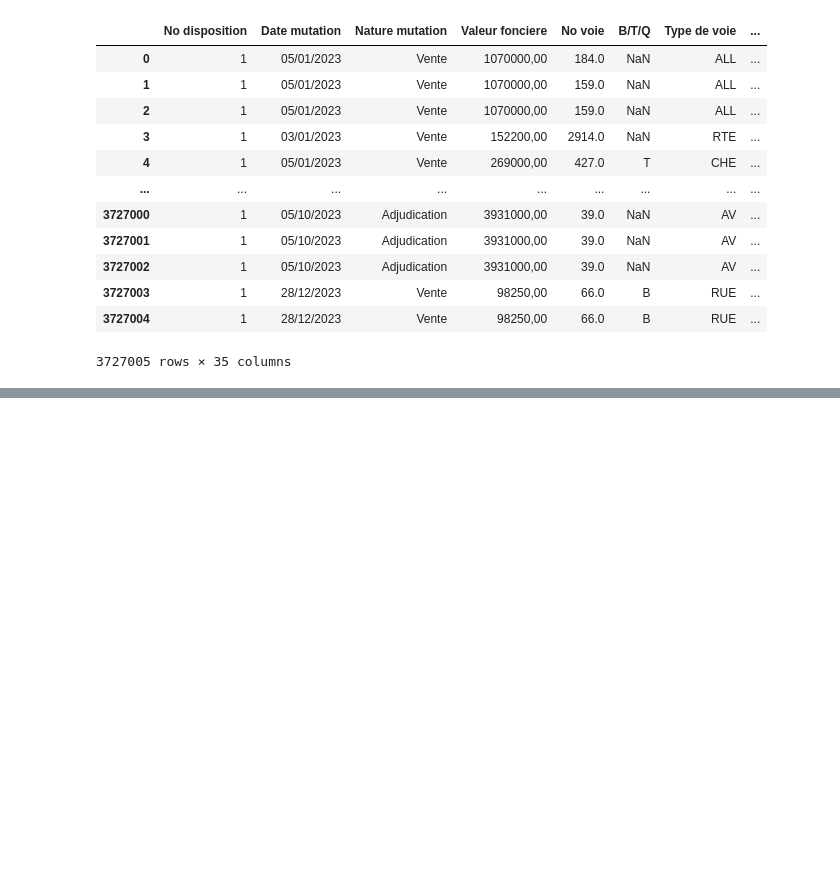
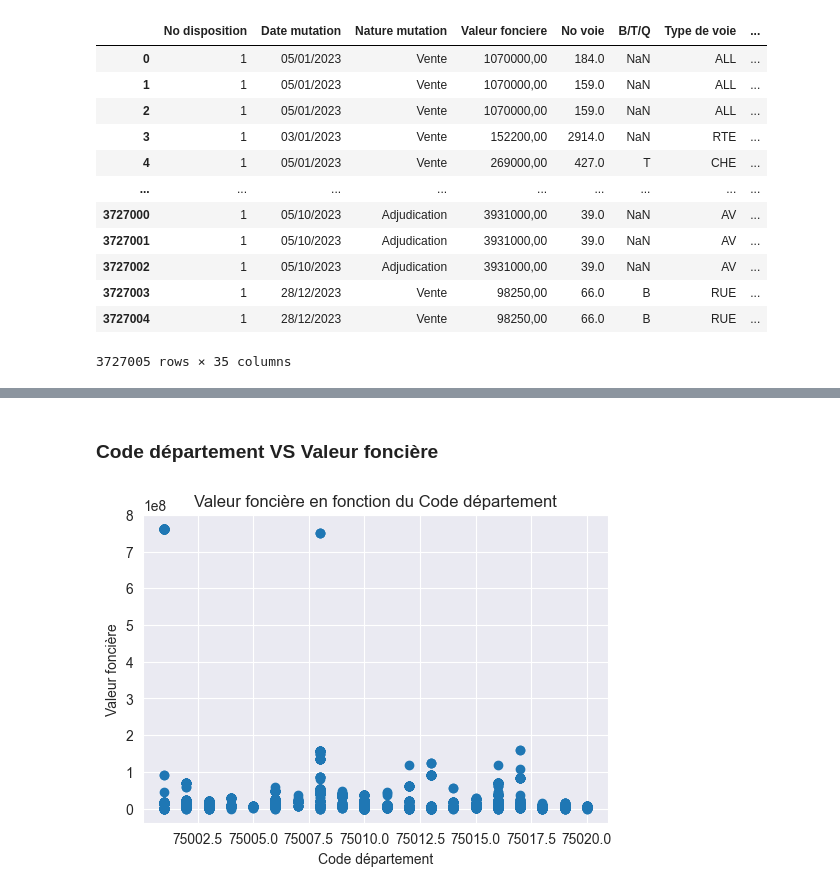
Before and after one commit to Skrinox/Analyses_des_Donnees_DVF, a Jupyter notebook: Analyses_DVF.ipynb, the cells around one changed output, grey strips where cells are left out. Saved outputs shown, nothing was run; the diff lists cells and outputs as text; code cells hidden in the pictures; blank space fills up the shorter version.

```diff
--- a/Analyses_DVF.ipynb
+++ b/Analyses_DVF.ipynb
@@ -74,0 +276,11 @@ df = df.drop(columns=['Date mutation','Prefixe de section', 'Section', 'No plan'
+# %% [markdown]
+### Code département VS Valeur foncière
+# %%
+plt.figure(figsize=(6, 4))
+plt.scatter(df1_cleaned['Code postal'], df1_cleaned['Valeur fonciere'])
+plt.xlabel('Code département')
+plt.ylabel('Valeur foncière')
+plt.title('Valeur foncière en fonction du Code département')
+plt.show()
+# %% [output]
+[figure, added]
```
Also changed, not shown: parts of 42 cells of this notebook.
